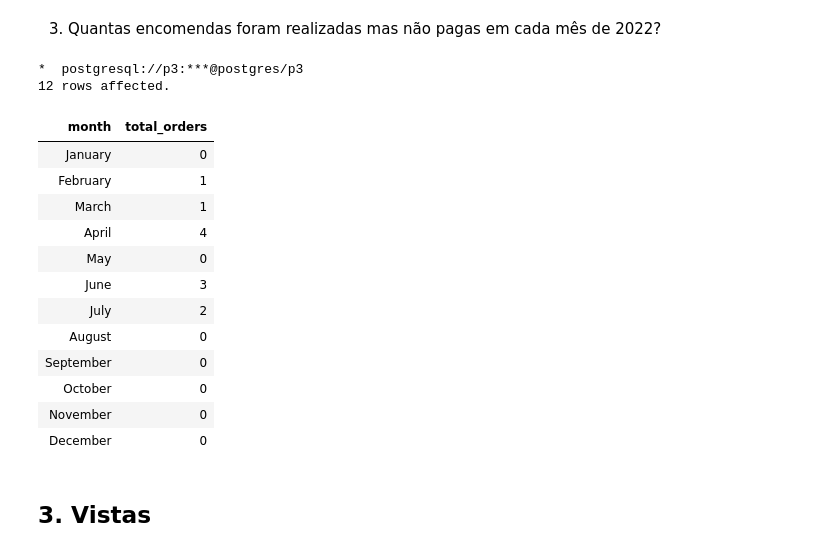
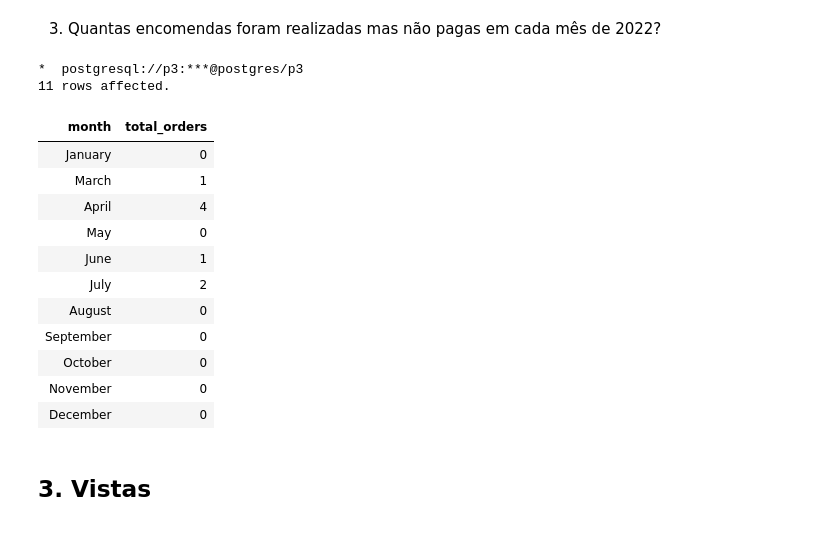
Before and after one commit to joaodrmacas/Postgres-DB, a Jupyter notebook: Entrega3.ipynb, the cells around one changed output. Drawn from its saved outputs; the diff is of its cells as text; code cells hidden in the pictures.

```diff
--- a/Entrega3.ipynb
+++ b/Entrega3.ipynb
@@ -477,28 +495,27 @@ WHERE NOT EXISTS(
 # %%
 %%sql
 SELECT TO_CHAR(dates.month, 'Month') AS month, COUNT(orders.order_no) AS total_orders
 FROM (
   SELECT generate_series(
     '2022-01-01'::date,
     '2022-12-31'::date,
     '1 month'::interval
   ) AS month
 ) AS dates
 LEFT JOIN orders ON TO_CHAR(orders.date, 'YYYY-MM') = TO_CHAR(dates.month, 'YYYY-MM')
 LEFT JOIN pay p USING (order_no)
-WHERE EXTRACT(YEAR FROM dates.month) = 2022 AND (p.cust_no IS NULL OR p.cust_no IS NOT NULL)
+WHERE EXTRACT(YEAR FROM dates.month) = 2022 AND (p.cust_no IS NULL)
 GROUP BY TO_CHAR(dates.month, 'Month')
 ORDER BY MIN(dates.month);
 # %% [output]
 *  postgresql://p3:***@postgres/p3
-12 rows affected.
+11 rows affected.
 | month | total_orders |
 | January | 0 |
-| February | 1 |
 | March | 1 |
 | April | 4 |
 | May | 0 |
-| June | 3 |
+| June | 1 |
 | July | 2 |
 | August | 0 |
 | September | 0 |
```
Also changed, not shown: parts of 3 cells of this notebook.
